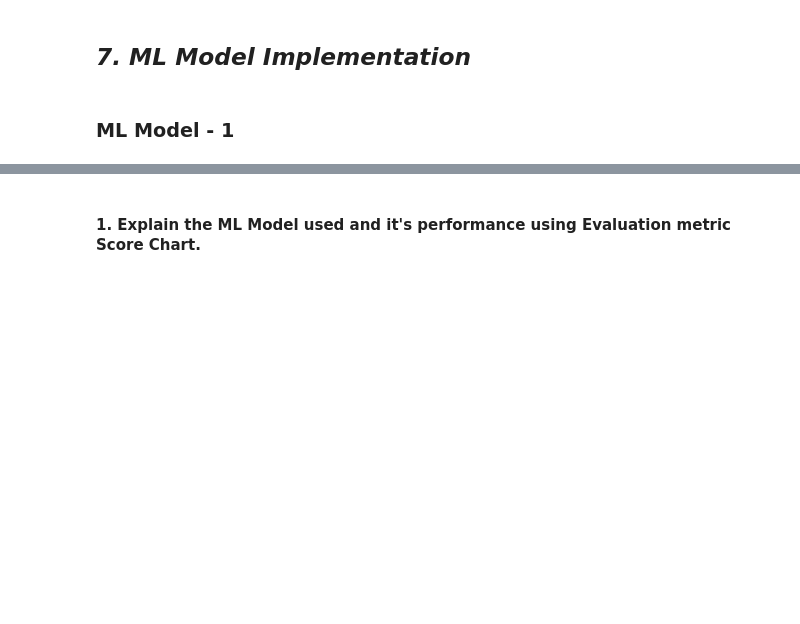
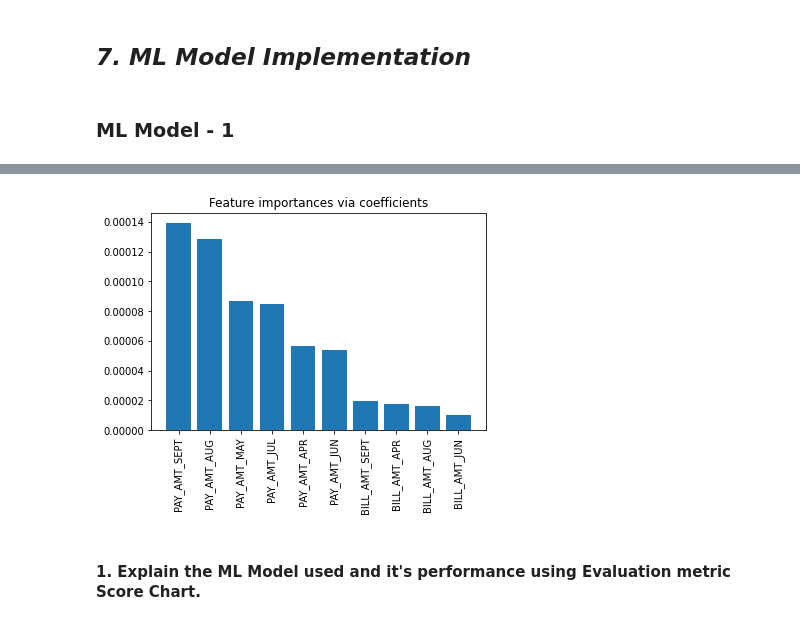
Before and after one commit to SaniyaBubere/Credit-Card-Default-Prediction, a Jupyter notebook: Credit_Card_Default_Prediction.ipynb, the cells around one changed output, grey strips where cells are left out. Drawn from its saved outputs; the diff is of its cells as text; code cells hidden in the pictures; blank space fills up the shorter version.

```diff
--- a/Credit_Card_Default_Prediction.ipynb
+++ b/Credit_Card_Default_Prediction.ipynb
@@ -1414,0 +1488,27 @@ Answer Here.
+# %%
+# ML Model - 1 Implementation
+
+# Fit the Algorithm
+
+# Predict on the model
+
+from sklearn.linear_model import LogisticRegression
+from sklearn.model_selection import GridSearchCV
+
+# Create the hyperparameter grid
+param_grid = {'C': [0.001, 0.01, 0.1, 1, 10, 100, 1000], 'penalty': ['l1', 'l2']}
+
+# Initialize the logistic regression model
+logistic = LogisticRegression(random_state=42)
+
+# Use GridSearchCV to perform the hyperparameter tuning
+logistic_cv = GridSearchCV(logistic, param_grid, cv=5)
+
+# Fit the GridSearchCV model to the data
+logistic_cv.fit(X_train, y_train)
+
+# Print the best hyperparameters
+print("Best hyperparameters:", logistic_cv.best_params_)
+
+# storing best params in variable
+optimized_val = logistic_cv.best_estimator_
@@ -1415,3 +1633,15 @@ Answer Here.
+# %%
+cols = X_train.columns
+feature_importance = pd.DataFrame({'Features':cols, 'Importance':np.abs(optimized_val.coef_).ravel() })
+feature_importance = feature_importance.sort_values(by = 'Importance', ascending=False)[:10]
+# %%
+#plotting feature importance
+plt.bar(height=feature_importance['Importance'], x= feature_importance['Features'])
+plt.xticks(rotation=90)
+plt.title("Feature importances via coefficients")
+plt.show()
+# %% [output]
+[figure, added]
 # %% [markdown]
 #### 1. Explain the ML Model used and it's performance using Evaluation metric Score Chart.
 # %%
```
Also changed, not shown: parts of 56 cells of this notebook.
